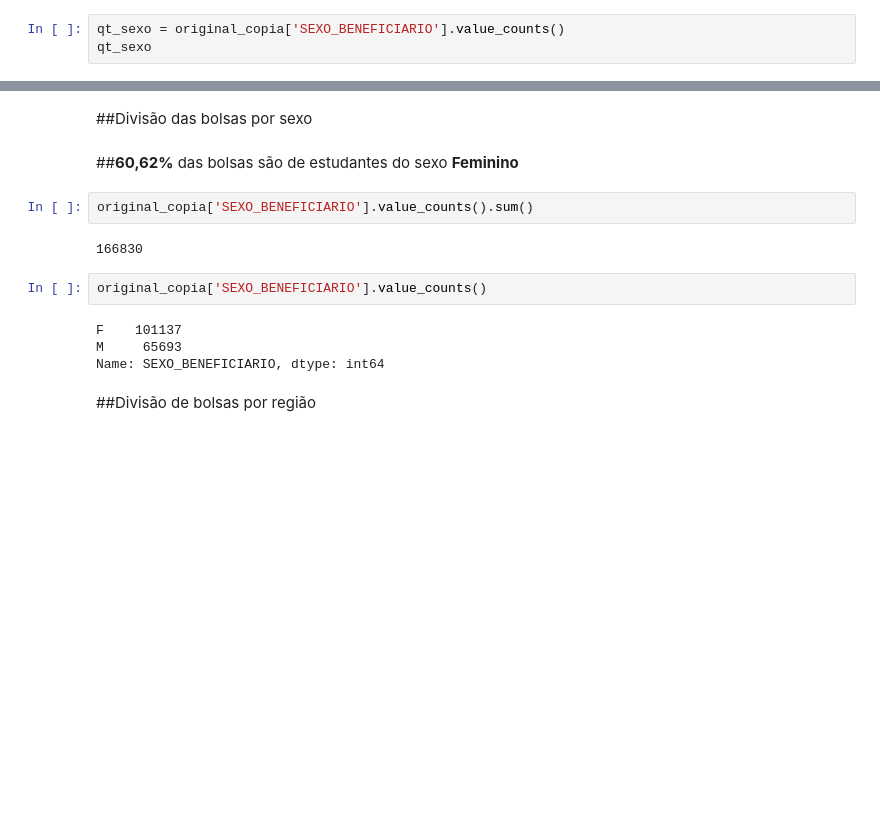
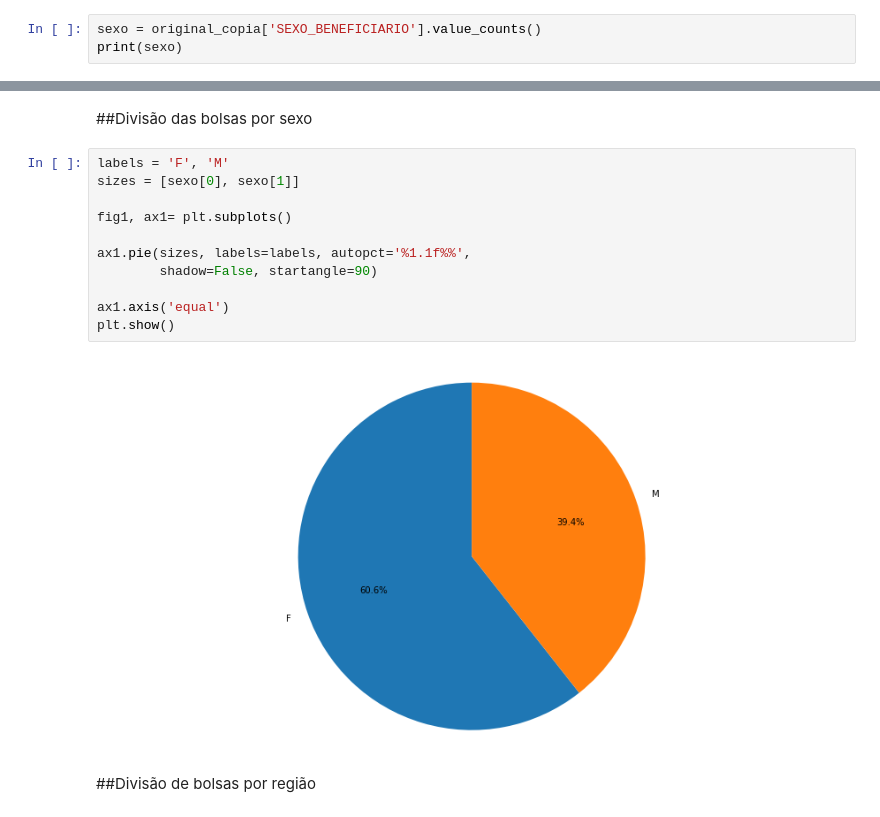
Before and after one commit to jaquelinecella/Analise_Exploratoria_Pandas, a Jupyter notebook: Projeto_2.ipynb, the cells around one changed output, grey strips where cells are left out. Cells and saved outputs as stored; diff of their text form; blank space fills up the shorter version.

```diff
--- a/Projeto_2.ipynb
+++ b/Projeto_2.ipynb
@@ -806,6 +909,6 @@ CategoricalDtype(categories=['F', 'M'], ordered=False)
 # %%
-qt_sexo = original_copia['SEXO_BENEFICIARIO'].value_counts()
-qt_sexo
+sexo = original_copia['SEXO_BENEFICIARIO'].value_counts()
+print(sexo)
 # %% [output]
 F    101137
 M     65693
@@ -875,18 +1025,19 @@ plt.show()
 #A location é do Brasil
 # %% [markdown]
 ##Divisão das bolsas por sexo
-# %% [markdown]
-##**60,62%** das bolsas são de estudantes do sexo **Feminino**
-# %%
-original_copia['SEXO_BENEFICIARIO'].value_counts().sum()
-# %% [output]
-166830
-# %%
-original_copia['SEXO_BENEFICIARIO'].value_counts()
-# %% [output]
-F    101137
-M     65693
-Name: SEXO_BENEFICIARIO, dtype: int64
+# %%
+labels = 'F', 'M'
+sizes = [sexo[0], sexo[1]]
+
+fig1, ax1= plt.subplots()
+
+ax1.pie(sizes, labels=labels, autopct='%1.1f%%',
+        shadow=False, startangle=90)
+
+ax1.axis('equal')
+plt.show()
+# %% [output]
+[figure, added]
 # %% [markdown]
 ##Divisão de bolsas por região
 # %%
```
Also changed, not shown: parts of 33 cells of this notebook.
